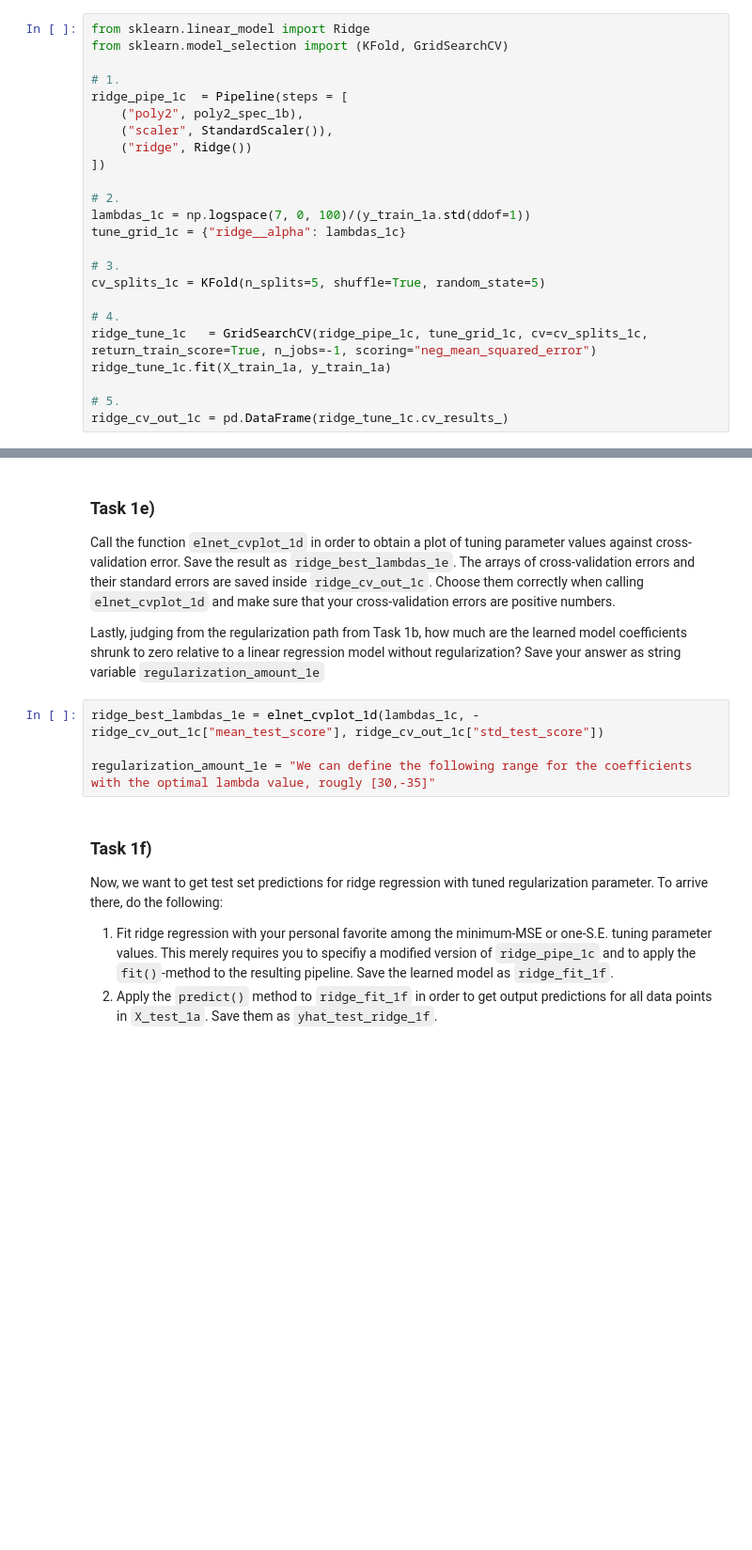
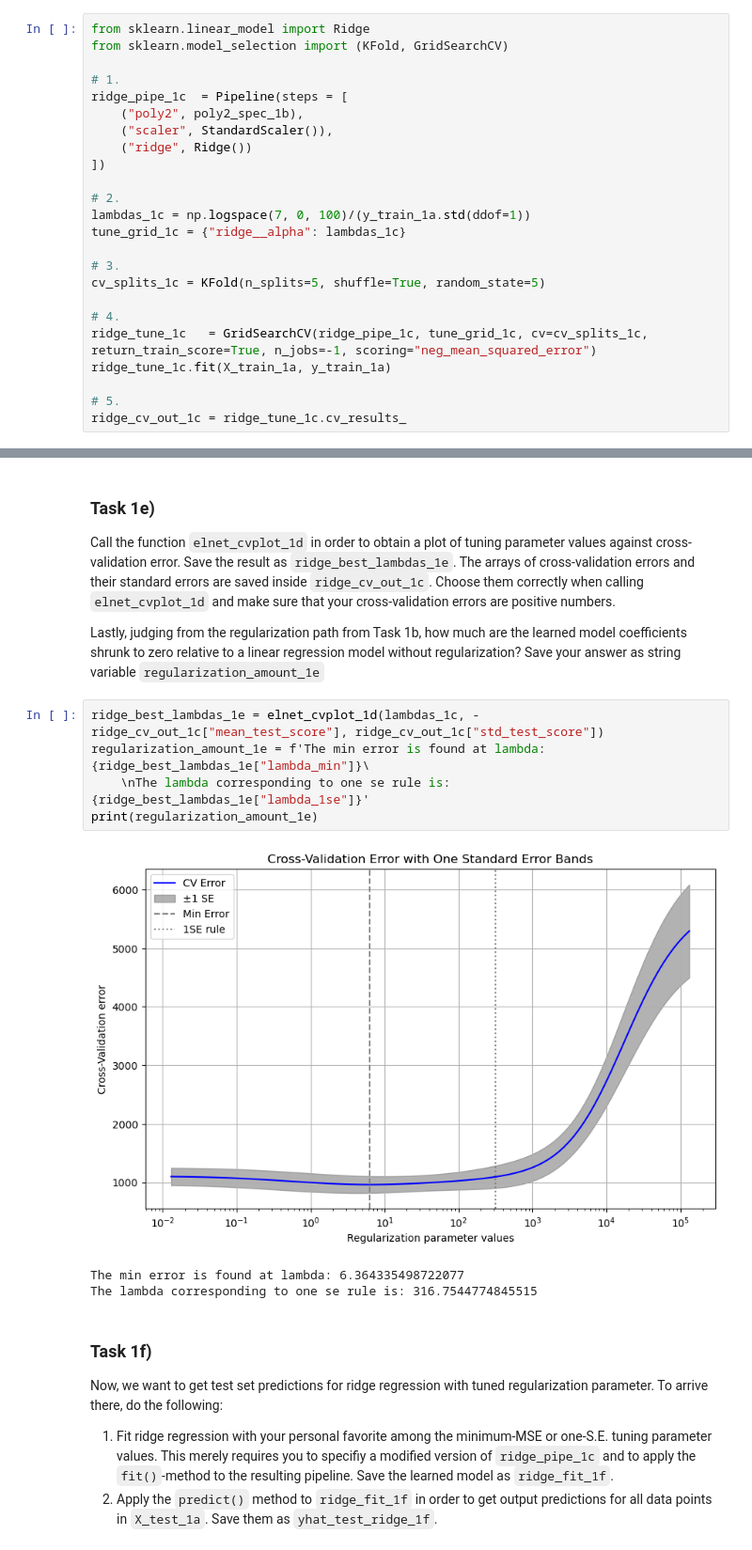
Before and after one commit to manswirfelt/assignment4, a Jupyter notebook: Assignment_4/Assignment4_py_template.ipynb, the cells around one changed output, grey strips where cells are left out. Shown: that part at 94% size. Cells and saved outputs as stored; diff of their text form; blank space fills up the shorter version.

```diff
--- a/Assignment_4/Assignment4_py_template.ipynb
+++ b/Assignment_4/Assignment4_py_template.ipynb
@@ -122,7 +131,7 @@ ridge_tune_1c   = GridSearchCV(ridge_pipe_1c, tune_grid_1c, cv=cv_splits_1c, ret
 ridge_tune_1c.fit(X_train_1a, y_train_1a)
 
 # 5.
-ridge_cv_out_1c = pd.DataFrame(ridge_tune_1c.cv_results_)
+ridge_cv_out_1c = ridge_tune_1c.cv_results_
 # %% [markdown]
 ### Task 1d)
 In the code block below, you will find a function `elnet_cvplot_1d` which plots cross-validation errors together with bands at a distance of one standard deviation. It also indicates the position of the tuning parameter value with minimal cross-validation error and of the value that would be chosen according to the one-S.E. rule. The function is almost complete - you only need to do the following:
@@ -179,8 +188,13 @@ Call the function `elnet_cvplot_1d` in order to obtain a plot of tuning paramete
 Lastly, judging from the regularization path from Task 1b, how much are the learned model coefficients shrunk to zero relative to a linear regression model without regularization? Save your answer as string variable `regularization_amount_1e`
 # %%
 ridge_best_lambdas_1e = elnet_cvplot_1d(lambdas_1c, -ridge_cv_out_1c["mean_test_score"], ridge_cv_out_1c["std_test_score"])
-
-regularization_amount_1e = "We can define the following range for the coefficients with the optimal lambda value, rougly [30,-35]"
+regularization_amount_1e = f'The min error is found at lambda: {ridge_best_lambdas_1e["lambda_min"]}\
+    \nThe lambda corresponding to one se rule is: {ridge_best_lambdas_1e["lambda_1se"]}'
+print(regularization_amount_1e)
+# %% [output]
+[figure, added]
+The min error is found at lambda: 6.364335498722077
+The lambda corresponding to one se rule is: 316.7544774845515
 # %% [markdown]
 ### Task 1f)
 Now, we want to get test set predictions for ridge regression with tuned regularization parameter. To arrive there, do the following:
```
Also changed, not shown: parts of 12 cells of this notebook.
